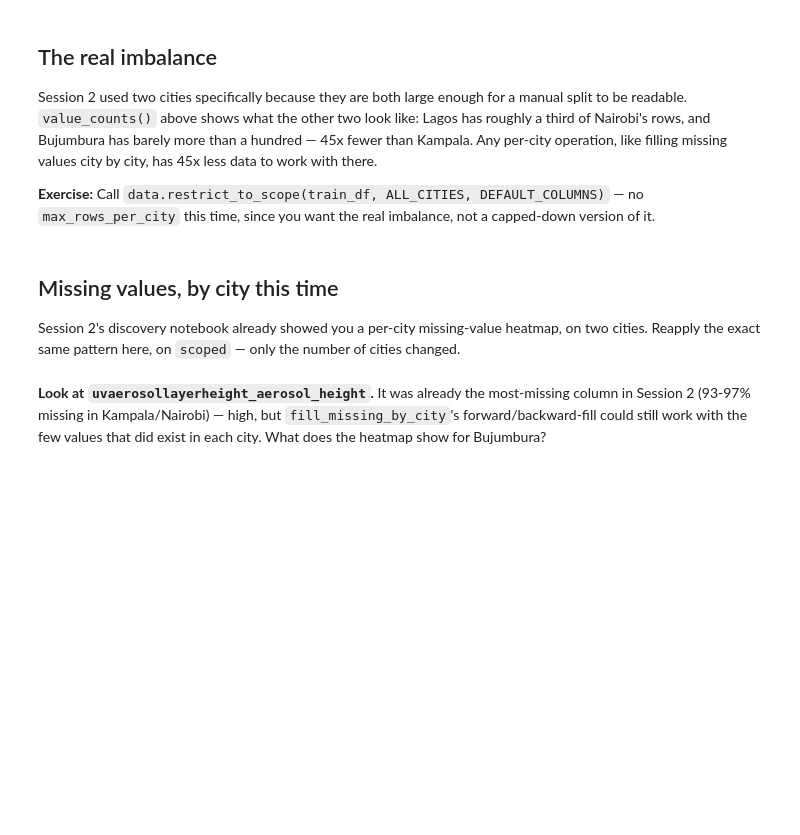
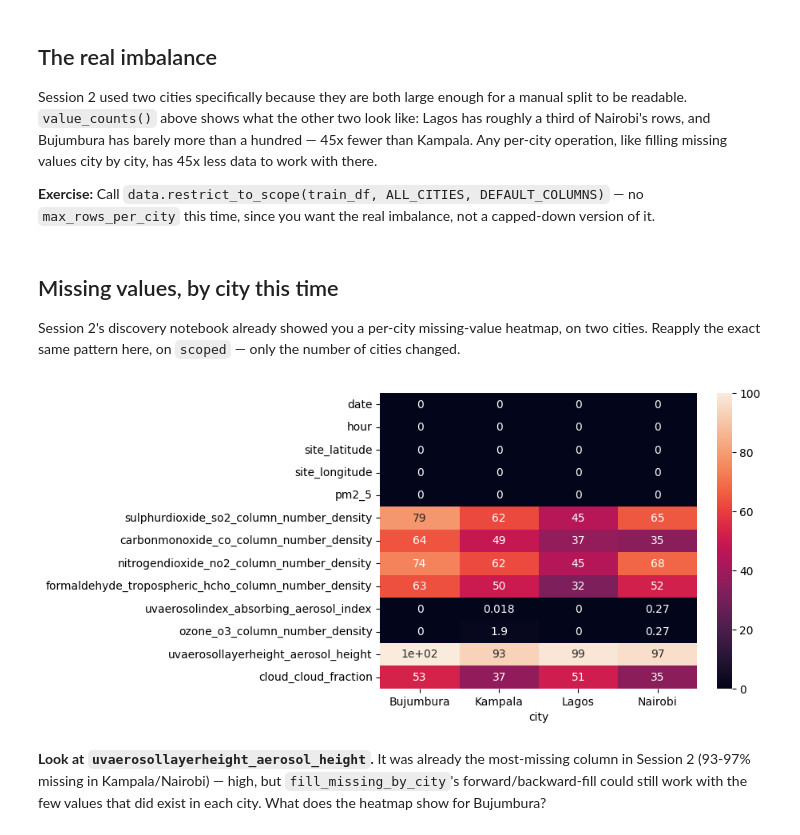
Before and after one commit to zakarya-22/air-quality-analysis, a Jupyter notebook: notebooks/session3/02_advanced_cleaning.ipynb, the cells around one changed output. Drawn from its saved outputs; the diff is of its cells as text; code cells hidden in the pictures; blank space fills up the shorter version.

```diff
--- a/notebooks/session3/02_advanced_cleaning.ipynb
+++ b/notebooks/session3/02_advanced_cleaning.ipynb
@@ -28,6 +35,7 @@ Session 2 used two cities specifically because they are both large enough for a
 # %%
 # TODO 1: scope train_df to ALL_CITIES and DEFAULT_COLUMNS, without
 # capping rows per city
+df= data.restrict_to_scope(train_df,ALL_CITIES, DEFAULT_COLUMNS)
 # %% [markdown]
 ## Missing values, by city this time
 
@@ -35,6 +43,11 @@ Session 2's discovery notebook already showed you a per-city missing-value heatm
 # %%
 # TODO 2: percentage of missing values per column, broken down by city
 # — same pattern as the discovery notebook's missing-values heatmap
+cities_df = df.set_index('city')
+missing_values_per_column = (cities_df.isna().groupby('city').mean())*100
+heatmap= sns.heatmap(missing_values_per_column.T,annot=True)
+# %% [output]
+[figure, added]
 # %% [markdown]
 **Look at `uvaerosollayerheight_aerosol_height`.** It was already the most-missing column in Session 2 (93-97% missing in Kampala/Nairobi) — high, but `fill_missing_by_city`'s forward/backward-fill could still work with the few values that did exist in each city. What does the heatmap show for Bujumbura?
 # %% [markdown]
```
Also changed, not shown: parts of 6 cells of this notebook, 7 other files.
